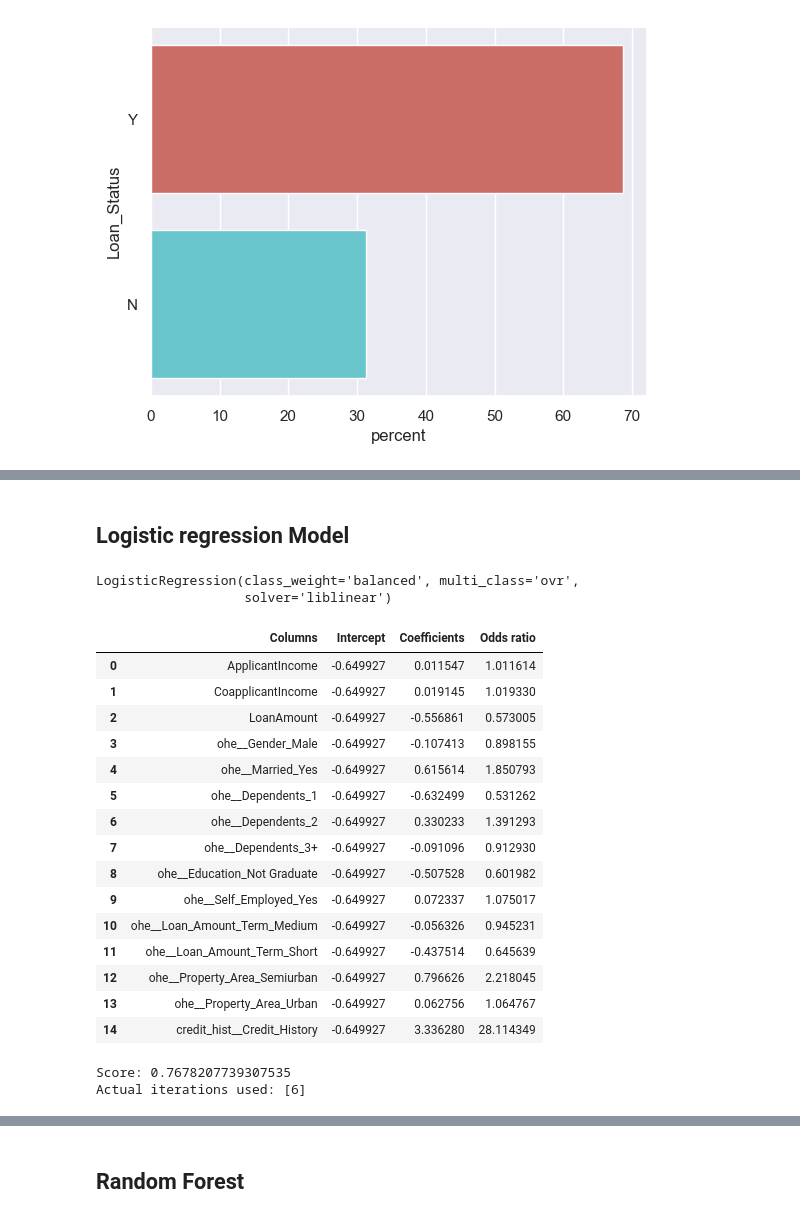
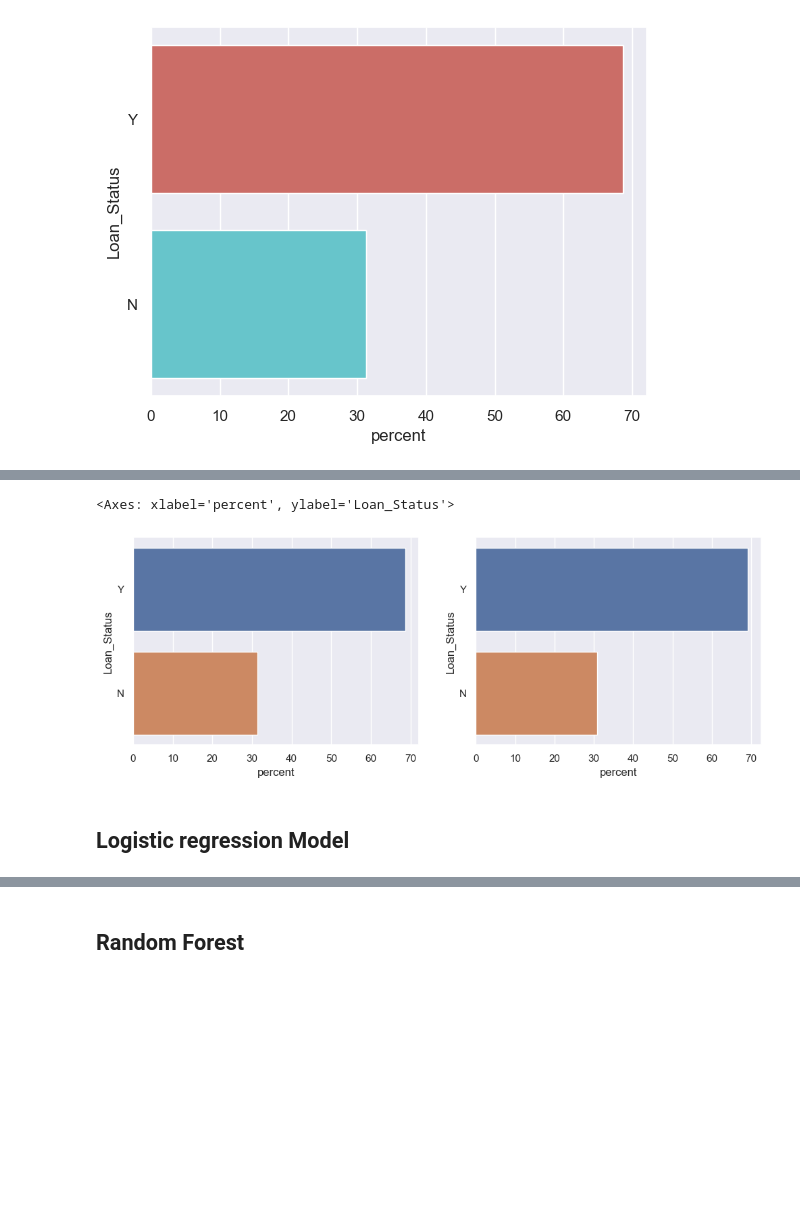
Before and after one commit to EdwinVivek/loan-eligibility-prediction, a Jupyter notebook: loan_eligibility_prediction.ipynb, the cells around one changed output, grey strips where cells are left out. Drawn from its saved outputs; the diff is of its cells as text; code cells hidden in the pictures; blank space fills up the shorter version.

```diff
--- a/loan_eligibility_prediction.ipynb
+++ b/loan_eligibility_prediction.ipynb
@@ -586,0 +599,4 @@ Passing `palette` without assigning `hue` is deprecated and will be removed in v
+# %%
+X = loan.loc[:, ~loan.columns.isin(["Loan_Status"])]
+y = loan["Loan_Status"]
+loan_X_train, loan_X_valid, y_train, y_valid = train_test_split(X, y, test_size = 0.2, random_state = 20, stratify=y)
@@ -587,2 +640,9 @@ Passing `palette` without assigning `hue` is deprecated and will be removed in v
+# %%
+fig, ax = plt.subplots(1,2, figsize=(12,4))
+sns.countplot(y=y_train, hue=y_train, legend=False, stat='percent', ax=ax[0])
+sns.countplot(y=y_valid, hue=y_valid, legend=False, stat='percent', ax=ax[1], order=["Y", "N"], hue_order=["Y", "N"])
+# %% [output]
+<Axes: xlabel='percent', ylabel='Loan_Status'>
+[figure, added]
 # %% [markdown]
 ## Logistic regression Model
@@ -593,35 +648,0 @@ X_train, X_valid, y_train, y_valid = train_test_split(X, y, test_size = 0.2, ran
-# %%
-logistic = LogisticRegression(solver='liblinear', multi_class='ovr', class_weight='balanced')
-logistic.fit(X_train, np.ravel(y_train))
-# %% [output]
-LogisticRegression(class_weight='balanced', multi_class='ovr',
-                   solver='liblinear')
-# %%
-coeff = pd.DataFrame(X_train.columns, columns=["Columns"])
-coeff["Intercept"] = np.repeat(logistic.intercept_, coeff.shape[0])
-coeff["Coefficients"] = pd.Series(logistic.coef_.ravel())
-coeff['Odds ratio'] = pd.Series(np.exp(logistic.coef_.ravel()))  #exponent of coefficient is odds ratio
-coeff
-# %% [output]
-|  | Columns | Intercept | Coefficients | Odds ratio |
-| 0 | ApplicantIncome | -0.649927 | 0.011547 | 1.011614 |
-| 1 | CoapplicantIncome | -0.649927 | 0.019145 | 1.019330 |
-| 2 | LoanAmount | -0.649927 | -0.556861 | 0.573005 |
-| 3 | ohe__Gender_Male | -0.649927 | -0.107413 | 0.898155 |
-| 4 | ohe__Married_Yes | -0.649927 | 0.615614 | 1.850793 |
-| 5 | ohe__Dependents_1 | -0.649927 | -0.632499 | 0.531262 |
-| 6 | ohe__Dependents_2 | -0.649927 | 0.330233 | 1.391293 |
-| 7 | ohe__Dependents_3+ | -0.649927 | -0.091096 | 0.912930 |
-| 8 | ohe__Education_Not Graduate | -0.649927 | -0.507528 | 0.601982 |
-| 9 | ohe__Self_Employed_Yes | -0.649927 | 0.072337 | 1.075017 |
-| 10 | ohe__Loan_Amount_Term_Medium | -0.649927 | -0.056326 | 0.945231 |
-| 11 | ohe__Loan_Amount_Term_Short | -0.649927 | -0.437514 | 0.645639 |
-| 12 | ohe__Property_Area_Semiurban | -0.649927 | 0.796626 | 2.218045 |
-| 13 | ohe__Property_Area_Urban | -0.649927 | 0.062756 | 1.064767 |
-| 14 | credit_hist__Credit_History | -0.649927 | 3.336280 | 28.114349 |
-# %%
-print("Score:", logistic.score(X_train, y_train))
-print("Actual iterations used:", logistic.n_iter_)
-# %% [output]
-Score: 0.7678207739307535
-Actual iterations used: [6]
```
Also changed, not shown: parts of 49 cells of this notebook.
